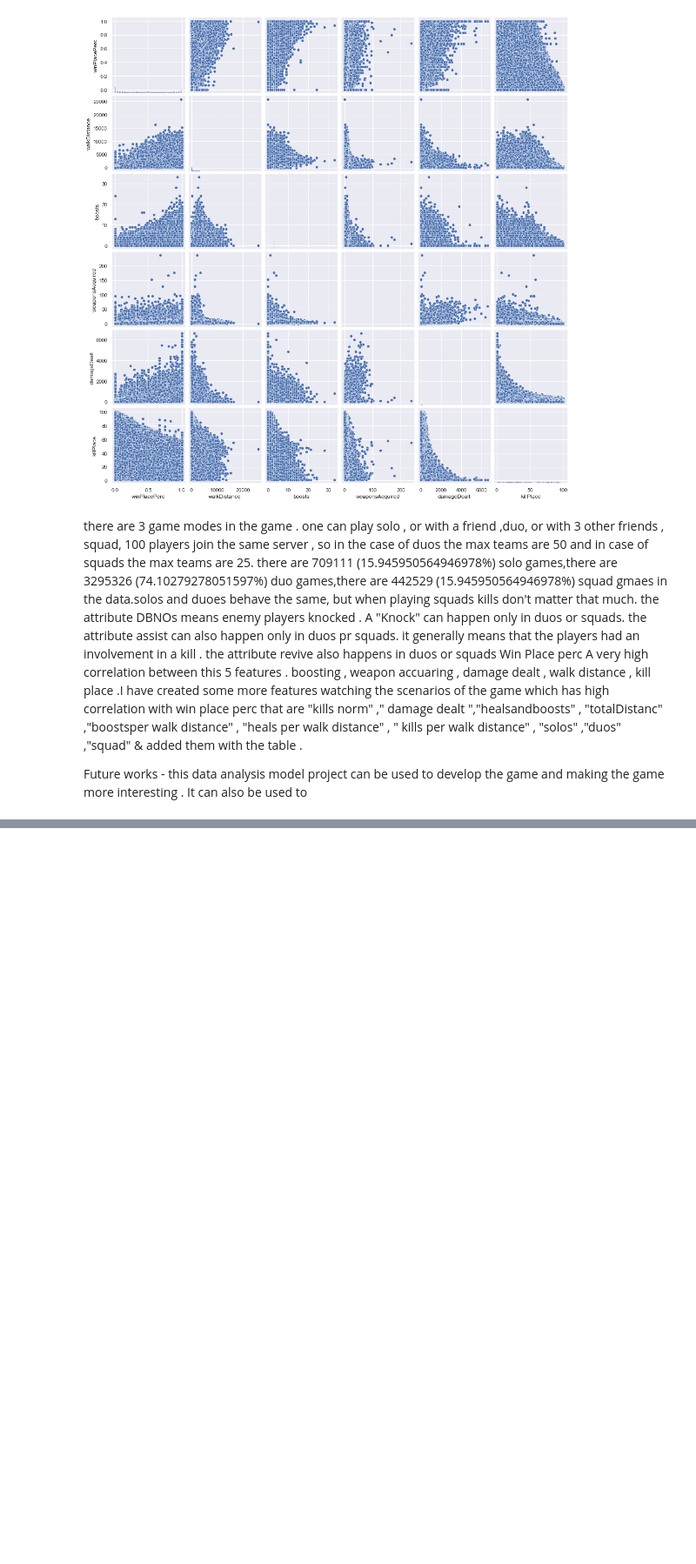
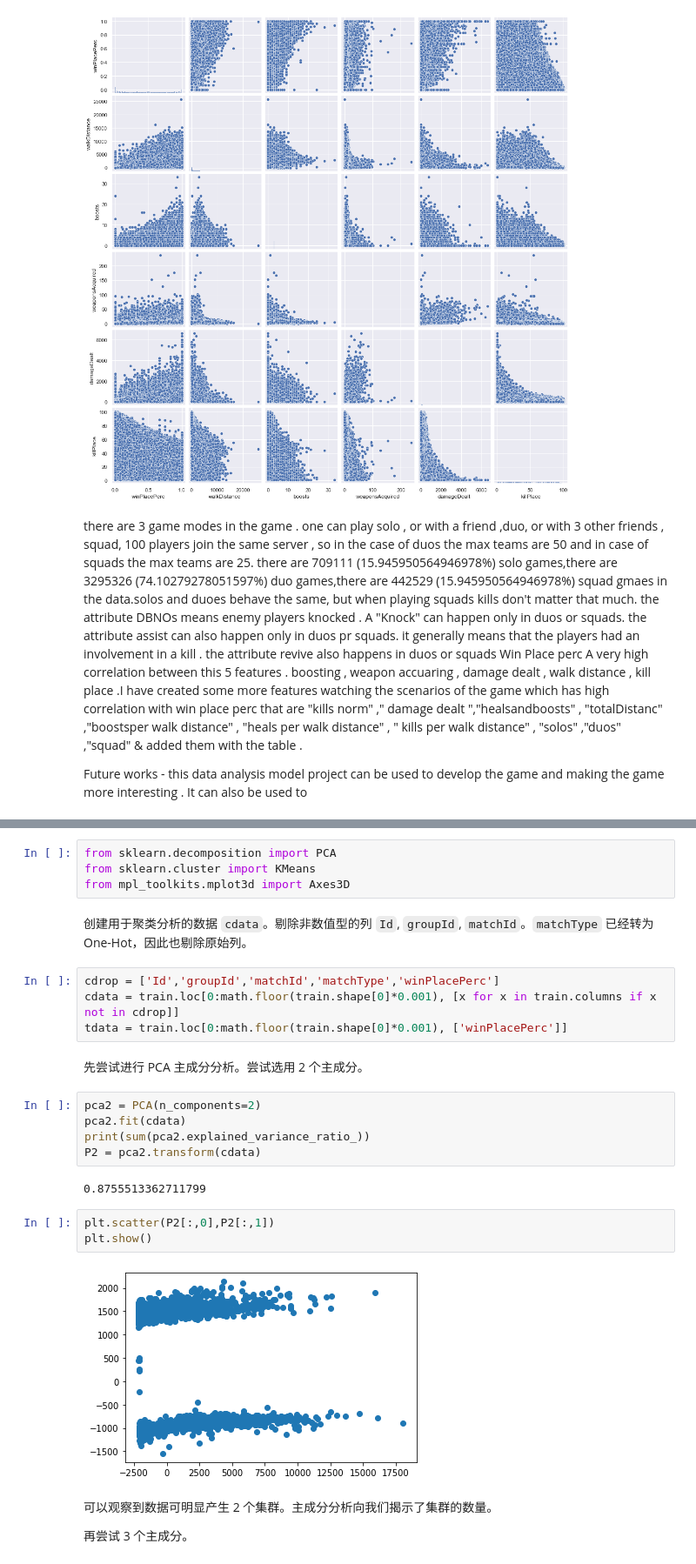
Before and after one commit to Jexers/PUBG-Finish-Placement-Prediction-Proj, a Jupyter notebook: code/EDA.ipynb, the cells around one changed output, grey strips where cells are left out. Shown at 87% size. Saved outputs shown, nothing was run; the diff lists cells and outputs as text; blank space fills up the shorter version.

Commit message:
Clustering

```diff
--- a/code/EDA.ipynb
+++ b/code/EDA.ipynb
@@ -671,0 +674,28 @@ Future works - this data analysis model project can be used to develop the game
+# %%
+from sklearn.decomposition import PCA
+from sklearn.cluster import KMeans
+from mpl_toolkits.mplot3d import Axes3D
+# %% [markdown]
+创建用于聚类分析的数据 `cdata`。剔除非数值型的列 `Id`, `groupId`, `matchId`。`matchType` 已经转为 One-Hot，因此也剔除原始列。
+# %%
+cdrop = ['Id','groupId','matchId','matchType','winPlacePerc']
+cdata = train.loc[0:math.floor(train.shape[0]*0.001), [x for x in train.columns if x not in cdrop]]
+tdata = train.loc[0:math.floor(train.shape[0]*0.001), ['winPlacePerc']]
+# %% [markdown]
+先尝试进行 PCA 主成分分析。尝试选用 2 个主成分。
+# %%
+pca2 = PCA(n_components=2)
+pca2.fit(cdata)
+print(sum(pca2.explained_variance_ratio_))
+P2 = pca2.transform(cdata)
+# %% [output]
+0.8755513362711799
+# %%
+plt.scatter(P2[:,0],P2[:,1])
+plt.show()
+# %% [output]
+[figure, added]
+# %% [markdown]
+可以观察到数据可明显产生 2 个集群。主成分分析向我们揭示了集群的数量。
+
+再尝试 3 个主成分。
```
Also changed, not shown: parts of 23 cells of this notebook, 1 other file.
